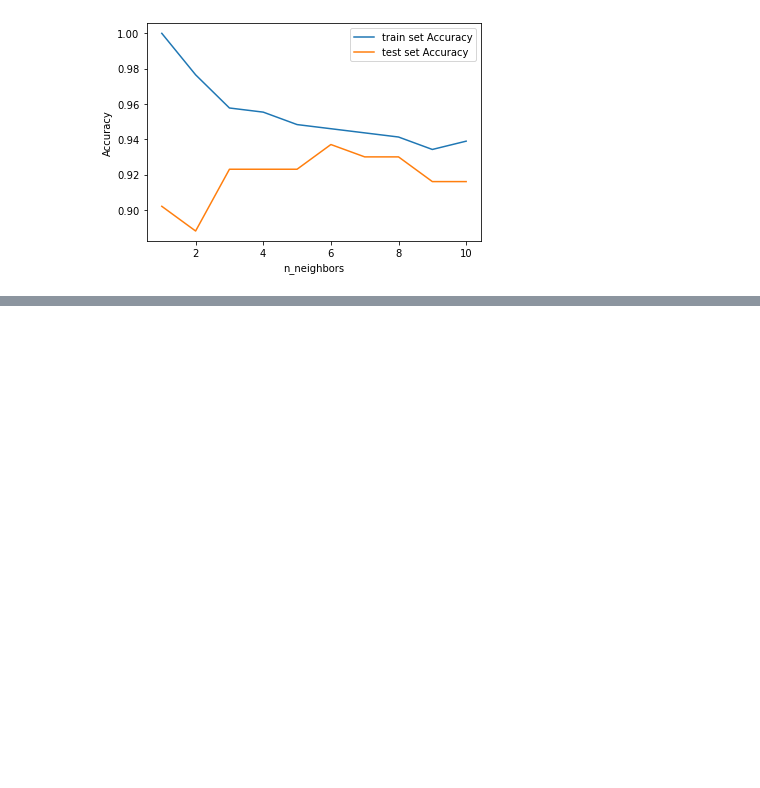
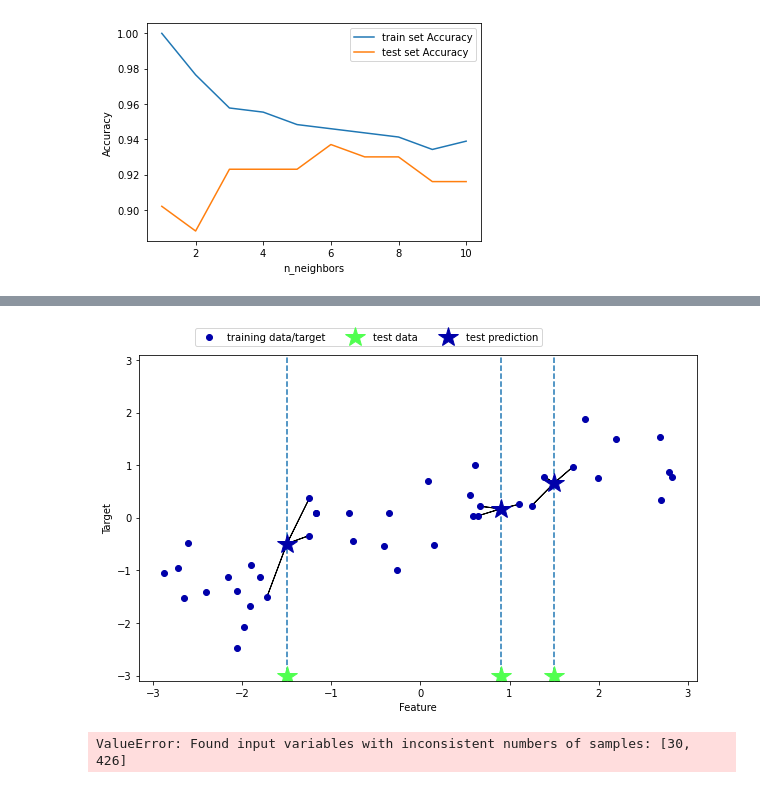
Before and after one commit to YuLim2/Deep-Learing-Machine-Learning, a Jupyter notebook: Study/Supervised-Learning_Algorithm.ipynb, the cells around one changed output, grey strips where cells are left out. Drawn from its saved outputs; the diff is of its cells as text; code cells hidden in the pictures; blank space fills up the shorter version.

Commit message:
add: Error: ValueError: Found input variables with inconsistent numbers of samples: [30, 426]

```diff
--- a/Study/Supervised-Learning_Algorithm.ipynb
+++ b/Study/Supervised-Learning_Algorithm.ipynb
@@ -188,0 +189,4 @@ mglearn.plots.plot_knn_regression(n_neighbors=1)
+# %%
+mglearn.plots.plot_knn_regression(n_neighbors=3)
+# %% [output]
+[figure, added]
@@ -188,0 +197,10 @@ mglearn.plots.plot_knn_regression(n_neighbors=1)
+# %%
+# split wave dataset by training set and test set
+X_train, X_test, y_tain, y_test = train_test_split(X, y, random_state=0)
+
+# make object by n_neighbors=3
+reg = KNeighborsRegressor(n_neighbors=3)
+# Train model used by train set and target
+reg.fit(X_train, y_train)
+# %% [output]
+ValueError: Found input variables with inconsistent numbers of samples: [30, 426]
```
Also changed, not shown: parts of 5 cells of this notebook.
